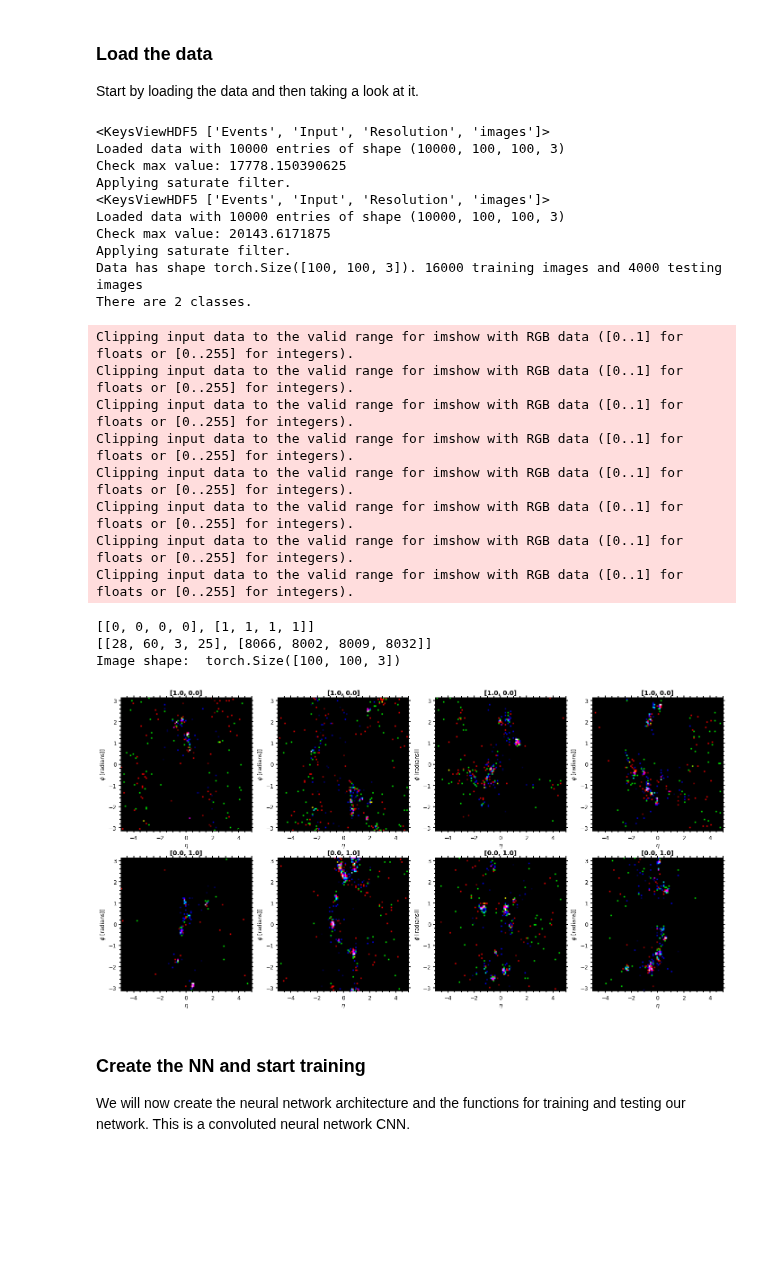
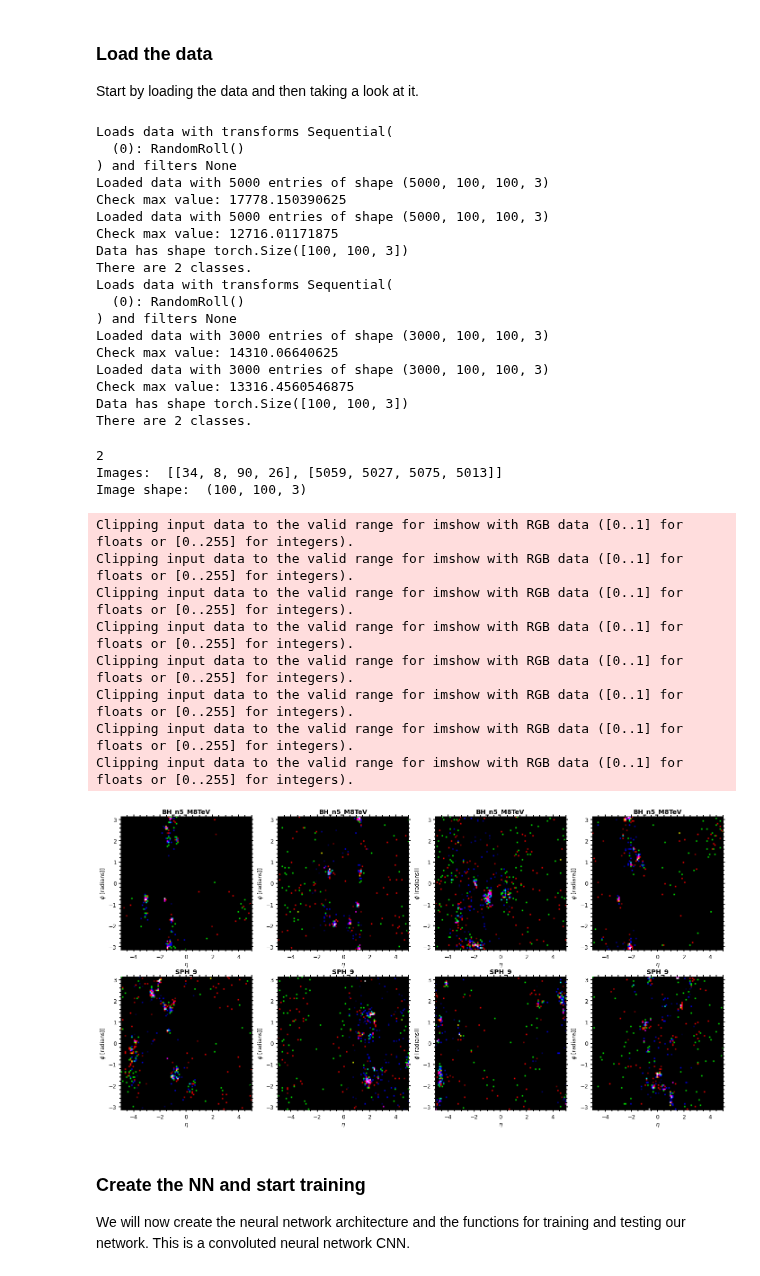
Before and after one commit to choisant/imcalML, a Jupyter notebook: notebooks/CCNN.ipynb, the cells around one changed output. Saved outputs shown, nothing was run; the diff lists cells and outputs as text; code cells hidden in the pictures; blank space fills up the shorter version.

```diff
--- a/notebooks/CCNN.ipynb
+++ b/notebooks/CCNN.ipynb
@@ -208,34 +182,45 @@ class CircConvNet(nn.Module):
 
 Start by loading the data and then taking a look at it.
 # %%
-#load data
-traindata, testdata = load_datasets(FILENAMES, DATAPATH, N_EVENTS, VAL_PCT)
+trainpaths = [Path(TRAIN_DATAPATH/file) for file in TRAIN_FILENAMES]
+testpaths = [Path(TEST_DATAPATH/file) for file in TEST_FILENAMES]
+traindata = load_datasets(trainpaths, device, TRAIN_N_EVENTS, filters, transforms)
+testdata = load_datasets(testpaths, device, TEST_N_EVENTS, filters, transforms)
 # %% [output]
-<KeysViewHDF5 ['Events', 'Input', 'Resolution', 'images']>
-Loaded data with 10000 entries of shape (10000, 100, 100, 3)
+Loads data with transforms Sequential(
+  (0): RandomRoll()
+) and filters None
+Loaded data with 5000 entries of shape (5000, 100, 100, 3)
 Check max value: 17778.150390625
-Applying saturate filter.
-<KeysViewHDF5 ['Events', 'Input', 'Resolution', 'images']>
-Loaded data with 10000 entries of shape (10000, 100, 100, 3)
-Check max value: 20143.6171875
-Applying saturate filter.
-Data has shape torch.Size([100, 100, 3]). 16000 training images and 4000 testing images
+Loaded data with 5000 entries of shape (5000, 100, 100, 3)
+Check max value: 12716.01171875
+Data has shape torch.Size([100, 100, 3])
 There are 2 classes.
+Loads data with transforms Sequential(
+  (0): RandomRoll()
+) and filters None
+Loaded data with 3000 entries of shape (3000, 100, 100, 3)
+Check max value: 14310.06640625
+Loaded data with 3000 entries of shape (3000, 100, 100, 3)
+Check max value: 13316.4560546875
+Data has shape torch.Size([100, 100, 3])
+There are 2 classes.
 # %%
-view_data(traindata, 4, CLASSES, N_EVENTS*(1-VAL_PCT))
+print(CLASSES)
+view_data(traindata, 4, CLASSES, LABELS, RES, TRAIN_N_EVENTS)
 # %% [output]
-Clipping input data to the valid range for imshow with RGB data ([0..1] for floats or [0..255] for integers).
-Clipping input data to the valid range for imshow with RGB data ([0..1] for floats or [0..255] for integers).
-Clipping input data to the valid range for imshow with RGB data ([0..1] for floats or [0..255] for integers).
-Clipping input data to the valid range for imshow with RGB data ([0..1] for floats or [0..255] for integers).
-Clipping input data to the valid range for imshow with RGB data ([0..1] for floats or [0..255] for integers).
-Clipping input data to the valid range for imshow with RGB data ([0..1] for floats or [0..255] for integers).
-Clipping input data to the valid range for imshow with RGB data ([0..1] for floats or [0..255] for integers).
-Clipping input data to the valid range for imshow with RGB data ([0..1] for floats or [0..255] for integers).
+2
+Images:  [[34, 8, 90, 26], [5059, 5027, 5075, 5013]]
+Image shape:  (100, 100, 3)
-[[0, 0, 0, 0], [1, 1, 1, 1]]
-[[28, 60, 3, 25], [8066, 8002, 8009, 8032]]
-Image shape:  torch.Size([100, 100, 3])
+Clipping input data to the valid range for imshow with RGB data ([0..1] for floats or [0..255] for integers).
+Clipping input data to the valid range for imshow with RGB data ([0..1] for floats or [0..255] for integers).
+Clipping input data to the valid range for imshow with RGB data ([0..1] for floats or [0..255] for integers).
+Clipping input data to the valid range for imshow with RGB data ([0..1] for floats or [0..255] for integers).
+Clipping input data to the valid range for imshow with RGB data ([0..1] for floats or [0..255] for integers).
+Clipping input data to the valid range for imshow with RGB data ([0..1] for floats or [0..255] for integers).
+Clipping input data to the valid range for imshow with RGB data ([0..1] for floats or [0..255] for integers).
+Clipping input data to the valid range for imshow with RGB data ([0..1] for floats or [0..255] for integers).
-[figure, old version]
+[figure, new version]
 # %% [markdown]
 ### Create the NN and start training
 
```
Also changed, not shown: parts of 7 cells of this notebook, 4 other files.
